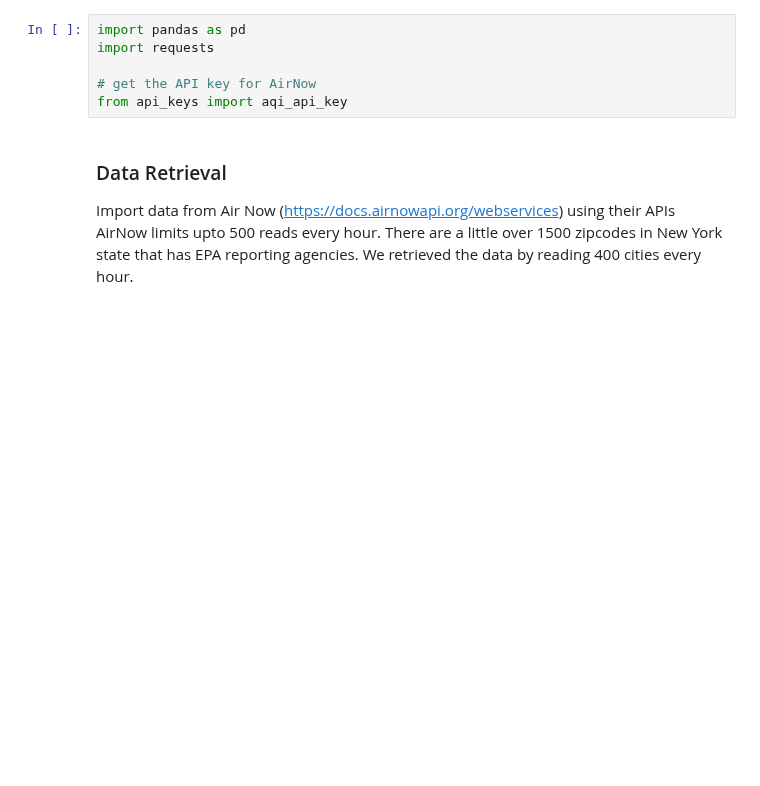
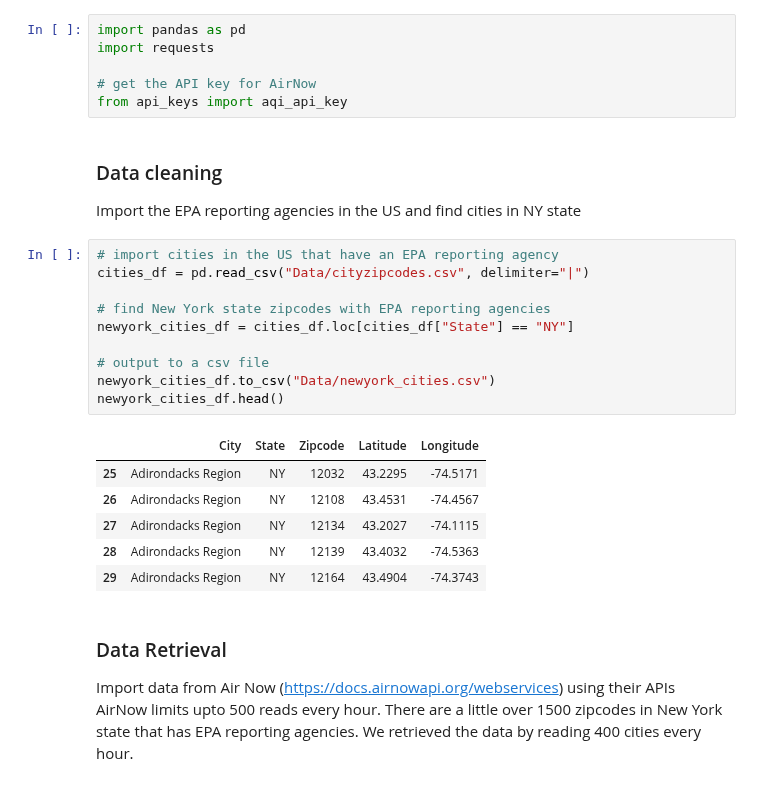
Before and after one commit to paloni-dotcom/Se7en, a Jupyter notebook: data_cleaning_1.ipynb, the cells around one changed output. Drawn from its saved outputs; the diff is of its cells as text; blank space fills up the shorter version.

```diff
--- a/air_quality_index.ipynb
+++ b/data_cleaning_1.ipynb
@@ -4,6 +4,26 @@ import requests
 
 # get the API key for AirNow
 from api_keys import aqi_api_key
+# %% [markdown]
+### Data cleaning
+Import the EPA reporting agencies in the US and find cities in NY state
+# %%
+# import cities in the US that have an EPA reporting agency
+cities_df = pd.read_csv("Data/cityzipcodes.csv", delimiter="|")
+
+# find New York state zipcodes with EPA reporting agencies
+newyork_cities_df = cities_df.loc[cities_df["State"] == "NY"]
+
+# output to a csv file
+newyork_cities_df.to_csv("Data/newyork_cities.csv")
+newyork_cities_df.head()
+# %% [output]
+|  | City | State | Zipcode | Latitude | Longitude |
+| 25 | Adirondacks Region | NY | 12032 | 43.2295 | -74.5171 |
+| 26 | Adirondacks Region | NY | 12108 | 43.4531 | -74.4567 |
+| 27 | Adirondacks Region | NY | 12134 | 43.2027 | -74.1115 |
+| 28 | Adirondacks Region | NY | 12139 | 43.4032 | -74.5363 |
+| 29 | Adirondacks Region | NY | 12164 | 43.4904 | -74.3743 |
 # %% [markdown]
 ### Data Retrieval
 Import data from Air Now (https://docs.airnowapi.org/webservices) using their APIs
```
Also changed, not shown: parts of 1 cell of this notebook, 7 other files.
